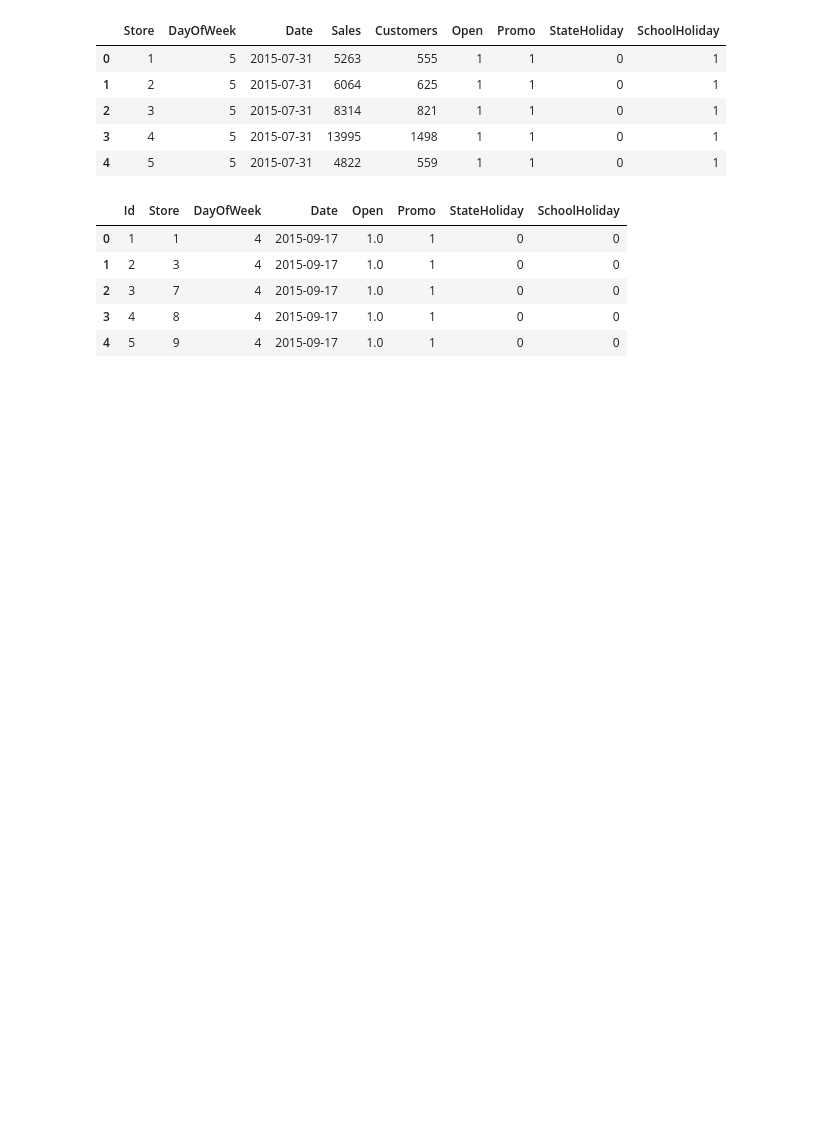
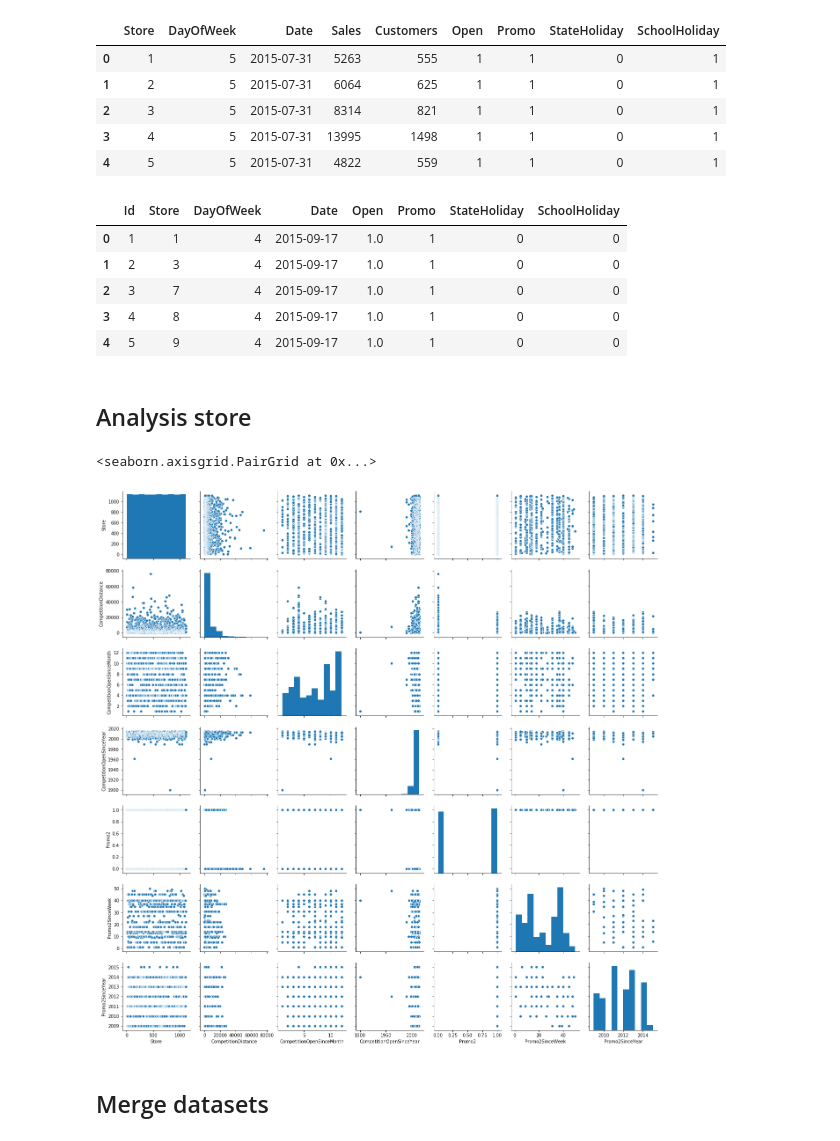
Before and after one commit to BWallyn/PredictSales, a Jupyter notebook: Analysis.ipynb, the cells around one changed output. Saved outputs shown, nothing was run; the diff lists cells and outputs as text; code cells hidden in the pictures; blank space fills up the shorter version.

```diff
--- a/Analysis.ipynb
+++ b/Analysis.ipynb
@@ -57,3 +59,12 @@ test.head()
 | 2 | 3 | 7 | 4 | 2015-09-17 | 1.0 | 1 | 0 | 0 |
 | 3 | 4 | 8 | 4 | 2015-09-17 | 1.0 | 1 | 0 | 0 |
 | 4 | 5 | 9 | 4 | 2015-09-17 | 1.0 | 1 | 0 | 0 |
+# %% [markdown]
+## Analysis store
+# %%
+sns.pairplot(store)
+# %% [output]
+<seaborn.axisgrid.PairGrid at 0x...>
+[figure, added]
+# %% [markdown]
+## Merge datasets
```
Also changed, not shown: parts of 1 cell of this notebook.
